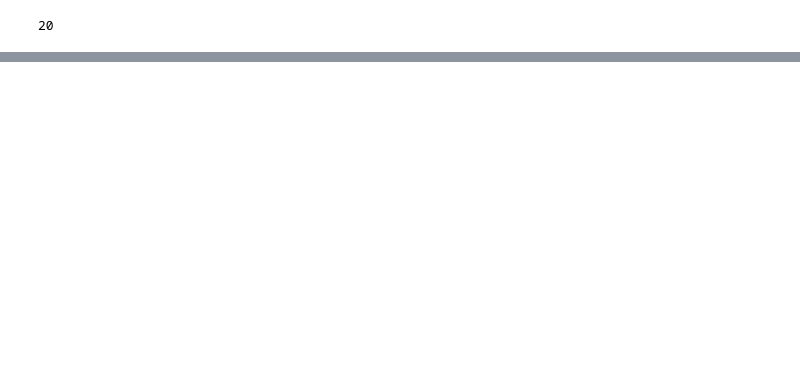
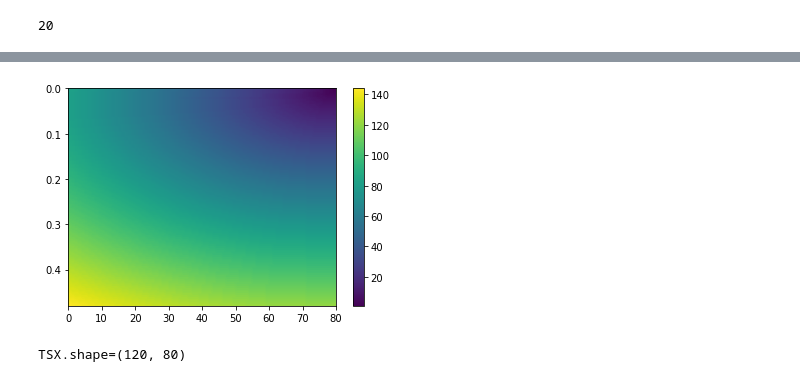
Before and after one commit to GuilhermeZakarewicz/DiffraPy, a Jupyter notebook: LocalSlantStack_Debug_19-09-22.ipynb, the cells around one changed output, grey strips where cells are left out. Saved outputs shown, nothing was run; the diff lists cells and outputs as text; code cells hidden in the pictures; blank space fills up the shorter version.

```diff
--- a/LocalSlantStack_Debug_19-09-22.ipynb
+++ b/LocalSlantStack_Debug_19-09-22.ipynb
@@ -677,0 +688,10 @@ print(d)
+# %%
+TSX = (TTh[-1,:,:]/dt+1).astype(int)  # Traveltime  (indexes)
+plt.imshow(TSX,extent=[0, ntr*dx, nt*dt, 0], aspect='auto')
+plt.colorbar()
+plt.show()
+
+print(f"TSX.shape={TSX.shape}")
+# %% [output]
+[figure, added]
+TSX.shape=(120, 80)
```
Also changed, not shown: parts of 27 cells of this notebook, 3 other files.
